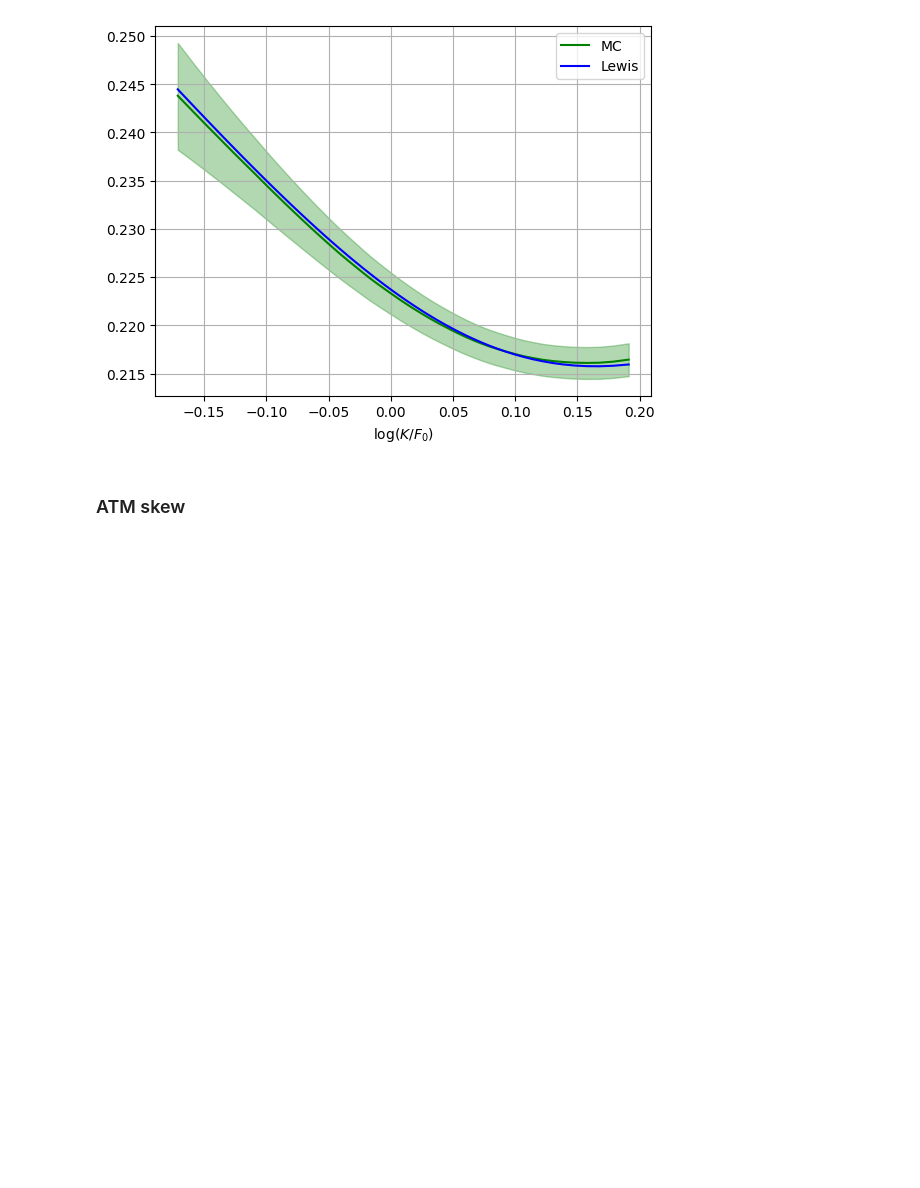
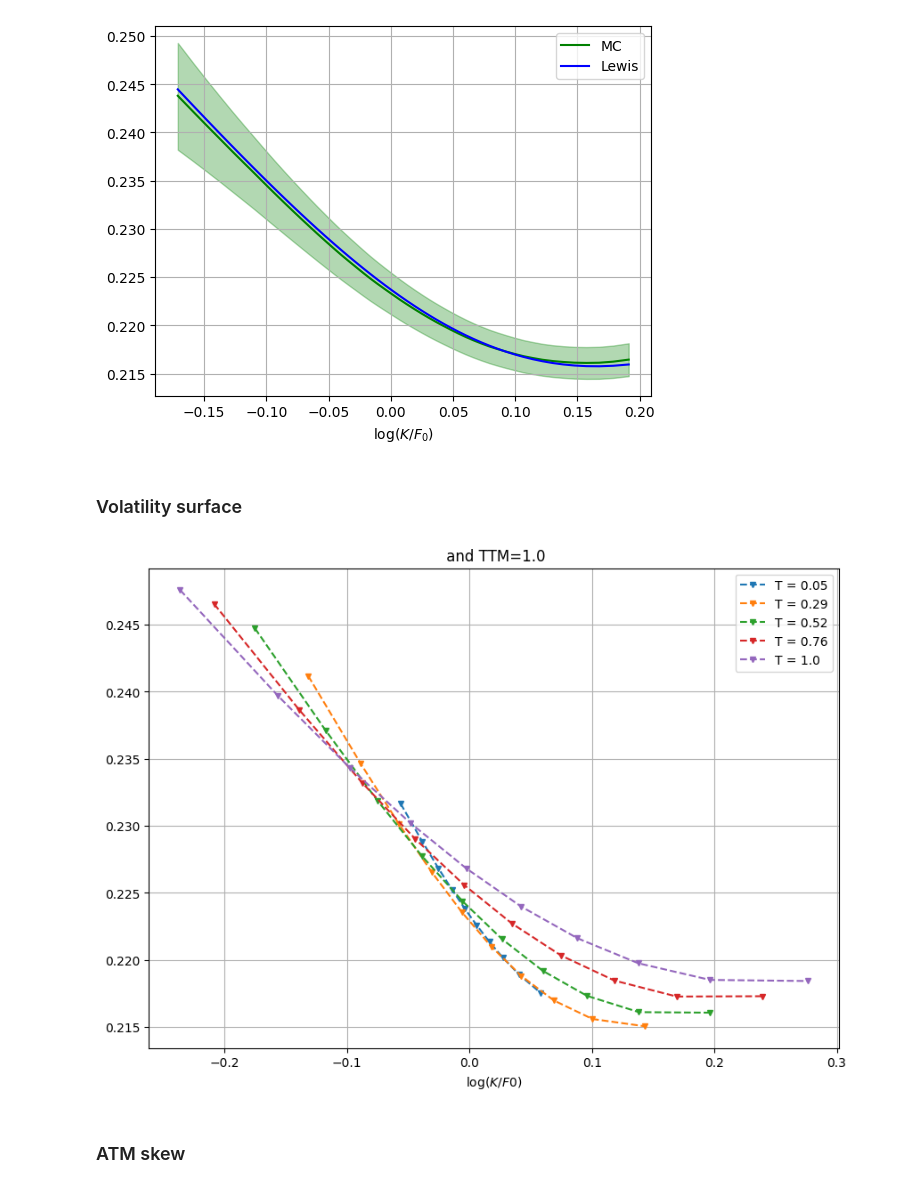
Before and after one commit to MrG1raffe/NonMarkovianVolatility, a Jupyter notebook: notebooks/HestonModel.ipynb, the cells around one changed output. Drawn from its saved outputs; the diff is of its cells as text; code cells hidden in the pictures; blank space fills up the shorter version.

```diff
--- a/notebooks/HestonModel.ipynb
+++ b/notebooks/HestonModel.ipynb
@@ -50,8 +47,6 @@ ax[1].grid()
 # %% [markdown]
 ### Implied volatility smile
 # %%
-F0 = 100
-T = 0.5
 K = from_delta_call_to_strike(deltas = 1 - np.linspace(0.1, 0.9, 50), F0=F0, sigma=0.2, ttm=T)
 k = np.log(K / F0)
 
@@ -92,5 +87,20 @@ ax.legend()
 plt.show()
 # %% [output]
 [figure]
+# %% [markdown]
+### Volatility surface
+# %%
+fig, ax = plt.subplots(figsize=(10, 7))
+
+T_grid = np.linspace(0.05, 1, 5)
+K_arr = np.array([from_delta_call_to_strike(deltas = 1 - np.linspace(0.1, 0.9, 10), F0=F0, sigma=0.2, ttm=T) for T in T_grid])
+option_call_surf = VanillaOption(T=T_grid, K=K_arr, flag="call")
+
+
+prices_surf = option_call_surf.get_price(model=model, method="lewis", F0=F0, is_vol_surface=False,
+                                         pricing_params=LewisParams(cf_timestep=0.001, N_points=25))
+option_call_surf.plot_smiles(option_prices_model=prices_surf, F0=100, ax=ax)
+# %% [output]
+[figure, added]
 # %% [markdown]
 ### ATM skew
```
Also changed, not shown: parts of 4 cells of this notebook, 11 other files.
